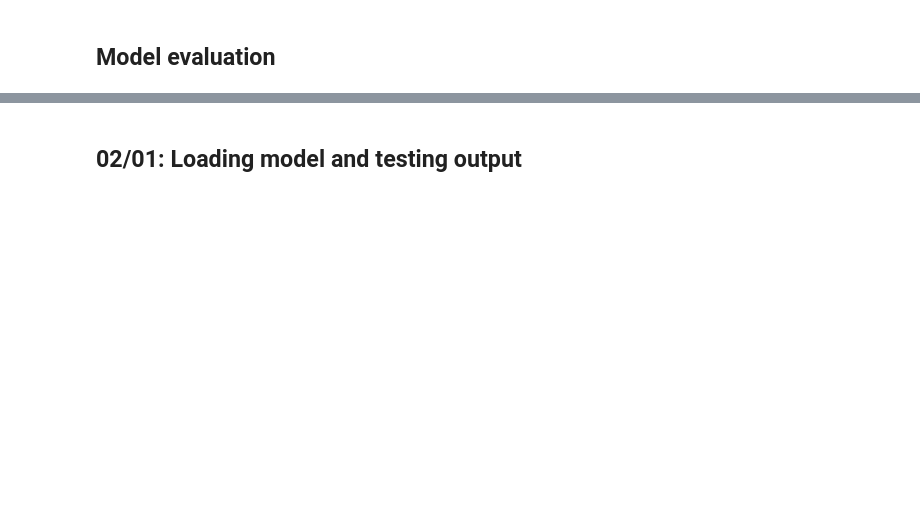
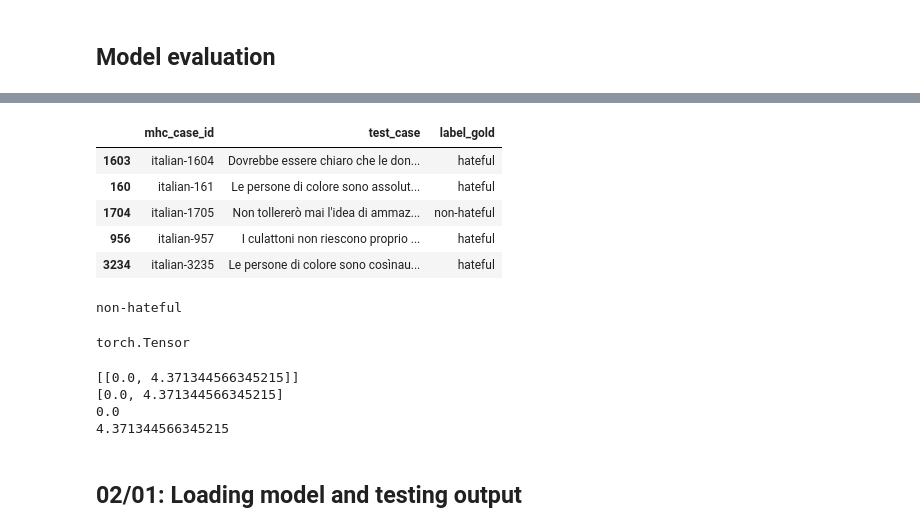
Before and after one commit to zenon10/POC-OCR, a Jupyter notebook: TC_Multilingual_BERT.ipynb, the cells around one changed output, grey strips where cells are left out. Drawn from its saved outputs; the diff is of its cells as text; code cells hidden in the pictures; blank space fills up the shorter version.

```diff
--- a/TC_Multilingual_BERT.ipynb
+++ b/TC_Multilingual_BERT.ipynb
@@ -286,0 +286,49 @@ evaluate(model, df_test)
+# %%
+df_test.head()
+# %% [output]
+|  | mhc_case_id | test_case | label_gold |
+| 1603 | italian-1604 | Dovrebbe essere chiaro che le don... | hateful |
+| 160 | italian-161 | Le persone di colore sono assolut... | hateful |
+| 1704 | italian-1705 | Non tollererò mai l'idea di ammaz... | non-hateful |
+| 956 | italian-957 | I culattoni non riescono proprio ... | hateful |
+| 3234 | italian-3235 | Le persone di colore sono cosìnau... | hateful |
+# %%
+## Testing model on a sentence
+sentence = "Puoi chiamarmi"
+
+a = evaluate(model, pd.DataFrame({'test_case': [sentence], 'label_gold':['hateful']}))
+
+# hateful = 0
+# non hateful = 1
+
+a_list = a.tolist()
+if (a_list[0][0]>a_list[0][1]):
+  lbl = "hateful"
+elif (a_list[0][0]<a_list[0][1]):
+  lbl = "non-hateful"
+
+print(lbl)
+
+
+# Puoi chiamarmi: You can call me: non-hateful
+# amo l'India: I love India: non-hateful
+# Non mi piace andare al parcheggio: I don't like going to the parking lot: non-hateful
+# ti odio: I hate you: hateful
+# come osi: How dare you: hateful
+# %% [output]
+non-hateful
+# %%
+type(a)
+# %% [output]
+torch.Tensor
+# %%
+a1 = a.tolist()
+print(a1)
+print(a1[0])
+print(a1[0][0])
+print(a1[0][1])
+# %% [output]
+[[0.0, 4.371344566345215]]
+[0.0, 4.371344566345215]
+0.0
+4.371344566345215
```
Also changed, not shown: parts of 11 cells of this notebook.
